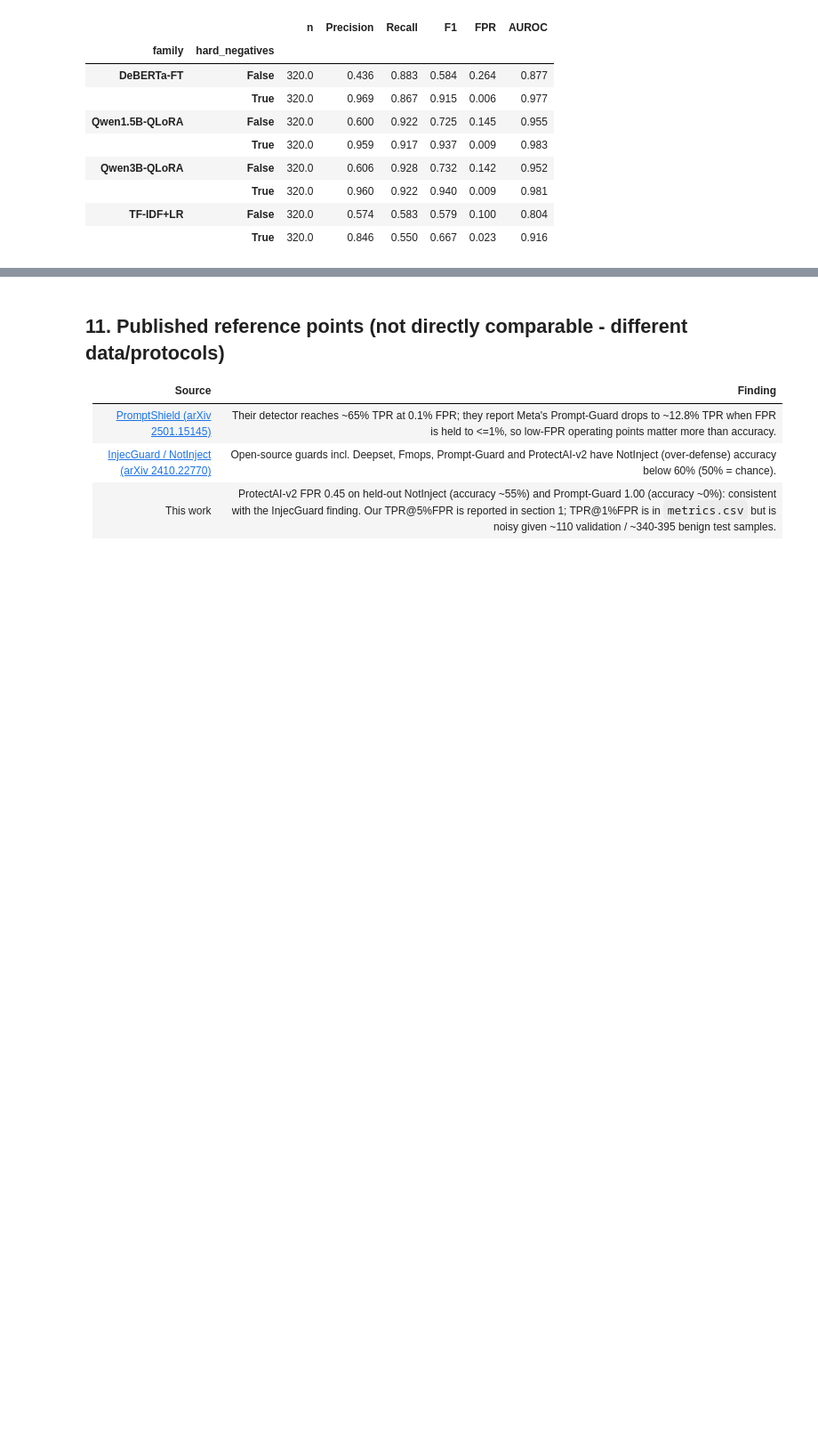
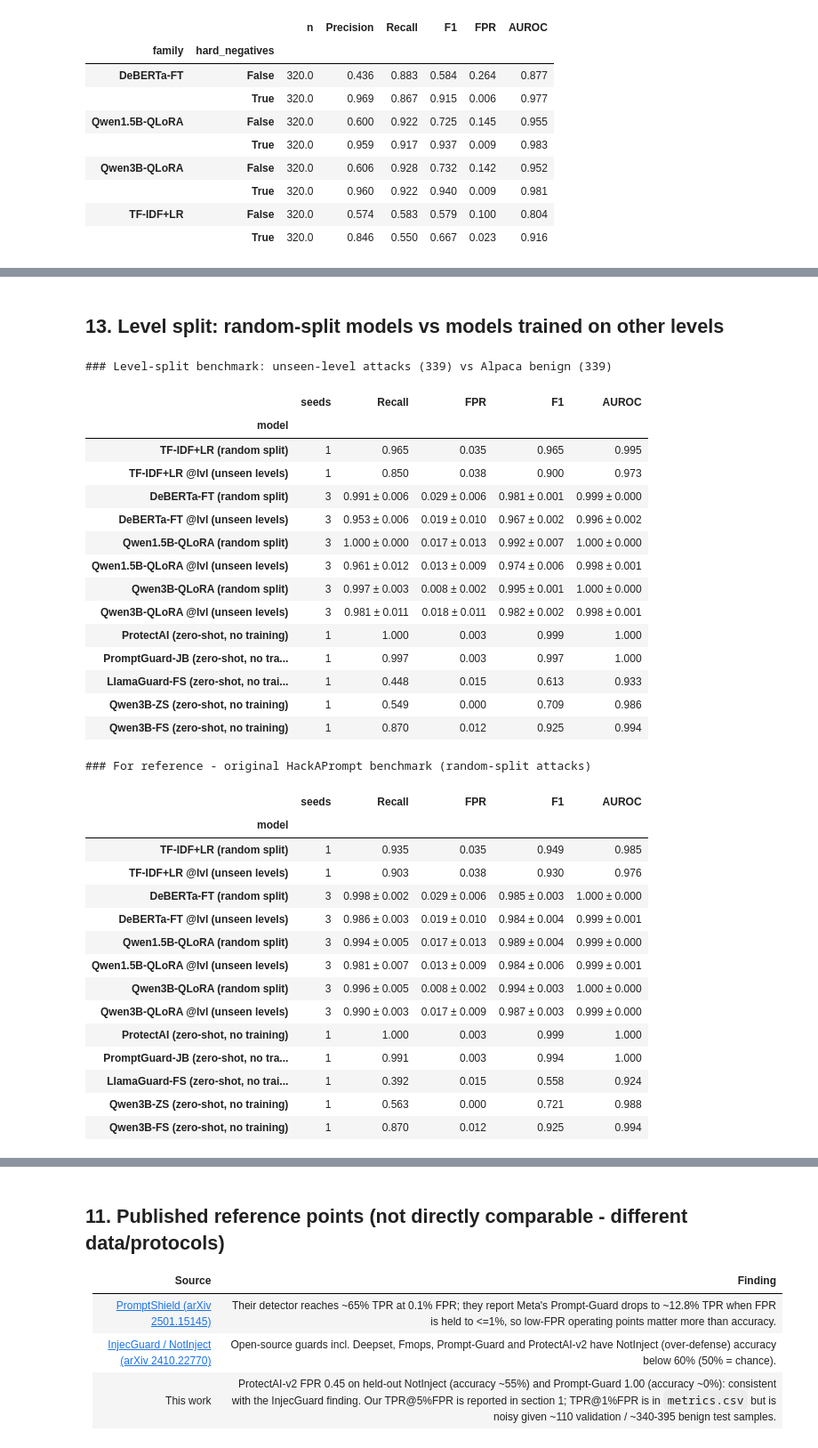
Before and after one commit to AntoCordeiro/prompt_detection, a Jupyter notebook: analysis.ipynb, the cells around one changed output, grey strips where cells are left out. Shown at 89% size. Drawn from its saved outputs; the diff is of its cells as text; code cells hidden in the pictures; blank space fills up the shorter version.

```diff
--- a/analysis.ipynb
+++ b/analysis.ipynb
@@ -424,0 +461,42 @@ display(HP); HP.to_csv(C.RESULTS_DIR / "table_hn_paired.csv")
+# %% [markdown]
+## 13. Level split: random-split models vs models trained on other levels
+# %%
+rows = []
+for f in FAMILIES.values():
+    rows += [(f"{f} (random split)", f), (f"{f} @lvl (unseen levels)", f + "@lvl")]
+rows += [(z + " (zero-shot, no training)", z) for z in ZS]
+print("### Level-split benchmark: unseen-level attacks (339) vs Alpaca benign (339)"); display(agg(rows, "bench_hack_lvl"))
+print("### For reference - original HackAPrompt benchmark (random-split attacks)"); display(agg(rows, "bench_hackaprompt"))
+# %% [output]
+### Level-split benchmark: unseen-level attacks (339) vs Alpaca benign (339)
+|  | seeds | Recall | FPR | F1 | AUROC |
+| model |  |  |  |  |  |
+| TF-IDF+LR (random split) | 1 | 0.965 | 0.035 | 0.965 | 0.995 |
+| TF-IDF+LR @lvl (unseen levels) | 1 | 0.850 | 0.038 | 0.900 | 0.973 |
+| DeBERTa-FT (random split) | 3 | 0.991 ± 0.006 | 0.029 ± 0.006 | 0.981 ± 0.001 | 0.999 ± 0.000 |
+| DeBERTa-FT @lvl (unseen levels) | 3 | 0.953 ± 0.006 | 0.019 ± 0.010 | 0.967 ± 0.002 | 0.996 ± 0.002 |
+| Qwen1.5B-QLoRA (random split) | 3 | 1.000 ± 0.000 | 0.017 ± 0.013 | 0.992 ± 0.007 | 1.000 ± 0.000 |
+| Qwen1.5B-QLoRA @lvl (unseen levels) | 3 | 0.961 ± 0.012 | 0.013 ± 0.009 | 0.974 ± 0.006 | 0.998 ± 0.001 |
+| Qwen3B-QLoRA (random split) | 3 | 0.997 ± 0.003 | 0.008 ± 0.002 | 0.995 ± 0.001 | 1.000 ± 0.000 |
+| Qwen3B-QLoRA @lvl (unseen levels) | 3 | 0.981 ± 0.011 | 0.018 ± 0.011 | 0.982 ± 0.002 | 0.998 ± 0.001 |
+| ProtectAI (zero-shot, no training) | 1 | 1.000 | 0.003 | 0.999 | 1.000 |
+| PromptGuard-JB (zero-shot, no tra... | 1 | 0.997 | 0.003 | 0.997 | 1.000 |
+| LlamaGuard-FS (zero-shot, no trai... | 1 | 0.448 | 0.015 | 0.613 | 0.933 |
+| Qwen3B-ZS (zero-shot, no training) | 1 | 0.549 | 0.000 | 0.709 | 0.986 |
+| Qwen3B-FS (zero-shot, no training) | 1 | 0.870 | 0.012 | 0.925 | 0.994 |
+### For reference - original HackAPrompt benchmark (random-split attacks)
+|  | seeds | Recall | FPR | F1 | AUROC |
+| model |  |  |  |  |  |
+| TF-IDF+LR (random split) | 1 | 0.935 | 0.035 | 0.949 | 0.985 |
+| TF-IDF+LR @lvl (unseen levels) | 1 | 0.903 | 0.038 | 0.930 | 0.976 |
+| DeBERTa-FT (random split) | 3 | 0.998 ± 0.002 | 0.029 ± 0.006 | 0.985 ± 0.003 | 1.000 ± 0.000 |
+| DeBERTa-FT @lvl (unseen levels) | 3 | 0.986 ± 0.003 | 0.019 ± 0.010 | 0.984 ± 0.004 | 0.999 ± 0.001 |
+| Qwen1.5B-QLoRA (random split) | 3 | 0.994 ± 0.005 | 0.017 ± 0.013 | 0.989 ± 0.004 | 0.999 ± 0.000 |
+| Qwen1.5B-QLoRA @lvl (unseen levels) | 3 | 0.981 ± 0.007 | 0.013 ± 0.009 | 0.984 ± 0.006 | 0.999 ± 0.001 |
+| Qwen3B-QLoRA (random split) | 3 | 0.996 ± 0.005 | 0.008 ± 0.002 | 0.994 ± 0.003 | 1.000 ± 0.000 |
+| Qwen3B-QLoRA @lvl (unseen levels) | 3 | 0.990 ± 0.003 | 0.017 ± 0.009 | 0.987 ± 0.003 | 0.999 ± 0.000 |
+| ProtectAI (zero-shot, no training) | 1 | 1.000 | 0.003 | 0.999 | 1.000 |
+| PromptGuard-JB (zero-shot, no tra... | 1 | 0.991 | 0.003 | 0.994 | 1.000 |
+| LlamaGuard-FS (zero-shot, no trai... | 1 | 0.392 | 0.015 | 0.558 | 0.924 |
+| Qwen3B-ZS (zero-shot, no training) | 1 | 0.563 | 0.000 | 0.721 | 0.988 |
+| Qwen3B-FS (zero-shot, no training) | 1 | 0.870 | 0.012 | 0.925 | 0.994 |
```
Also changed, not shown: parts of 12 cells of this notebook, 47 other files.
